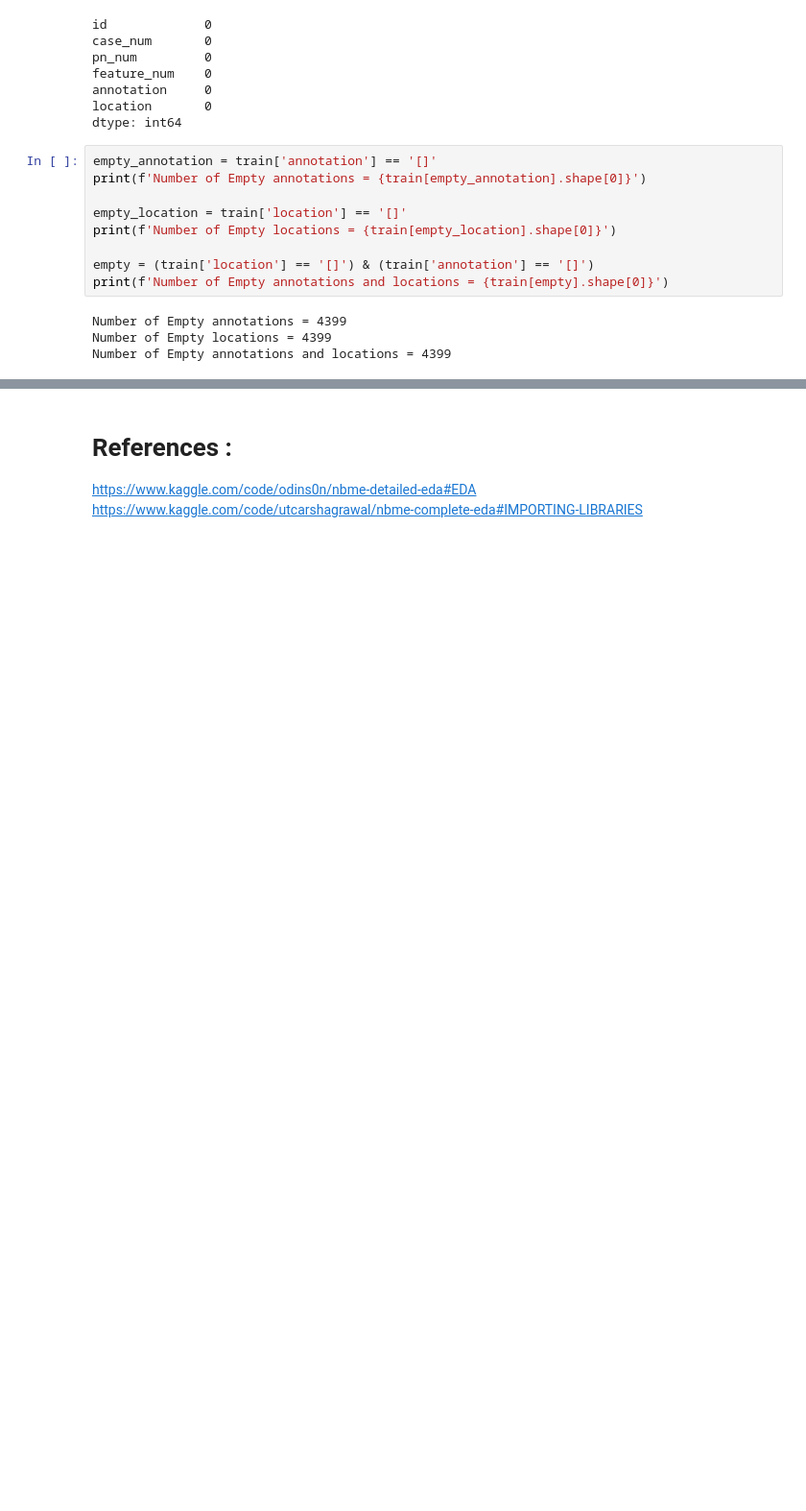
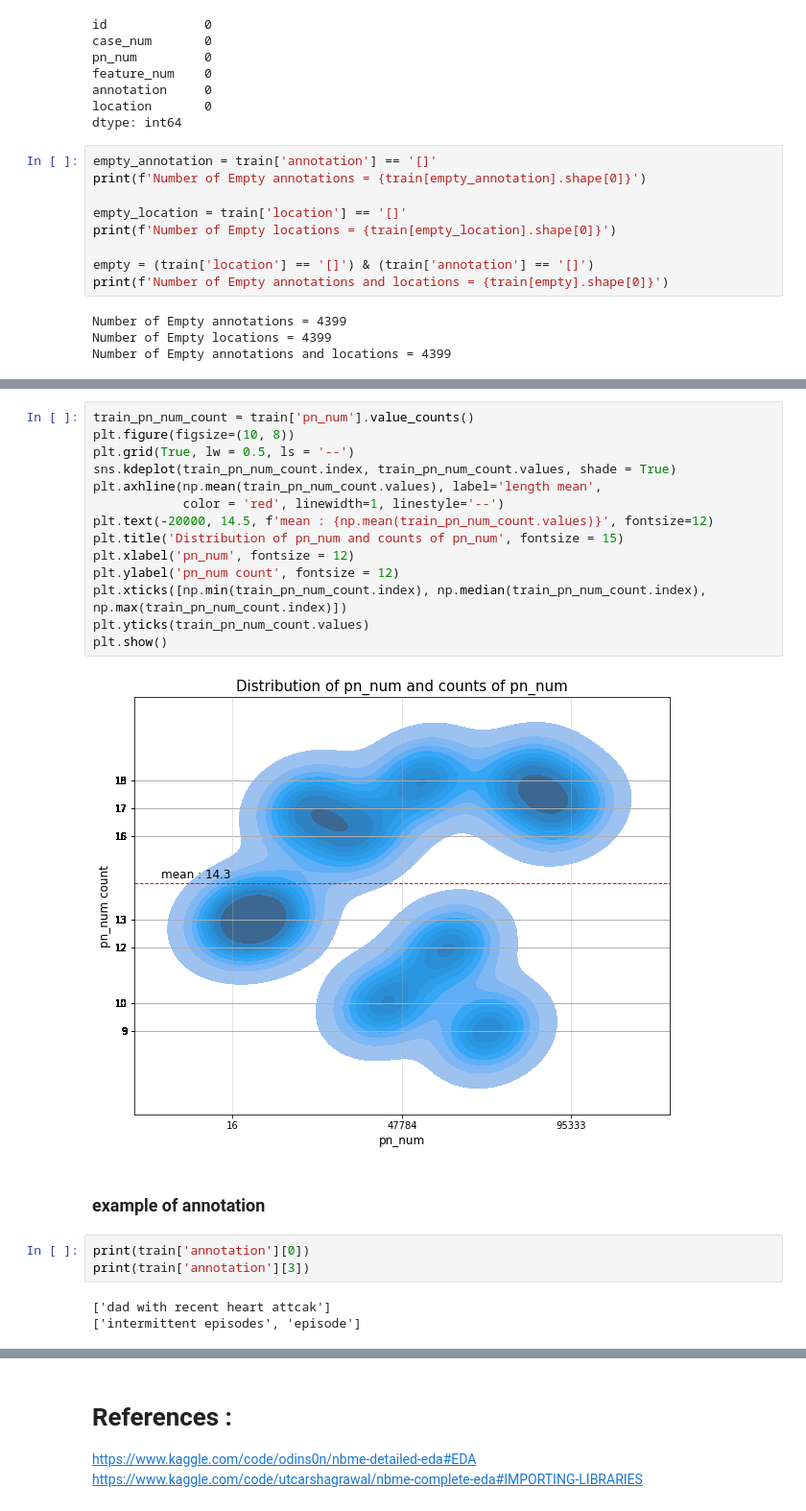
Before and after one commit to blackJJW/Kaggle, a Jupyter notebook: NBME-Score_Clinical_Patient_Notes/nbme-eda.ipynb, the cells around one changed output, grey strips where cells are left out. Shown at 96% size. Cells and saved outputs as stored; diff of their text form; blank space fills up the shorter version.

```diff
--- a/NBME-Score_Clinical_Patient_Notes/nbme-eda.ipynb
+++ b/NBME-Score_Clinical_Patient_Notes/nbme-eda.ipynb
@@ -321,0 +347,24 @@ Number of Empty annotations and locations = 4399
+# %%
+train_pn_num_count = train['pn_num'].value_counts()
+plt.figure(figsize=(10, 8))
+plt.grid(True, lw = 0.5, ls = '--')
+sns.kdeplot(train_pn_num_count.index, train_pn_num_count.values, shade = True)
+plt.axhline(np.mean(train_pn_num_count.values), label='length mean',
+            color = 'red', linewidth=1, linestyle='--')
+plt.text(-20000, 14.5, f'mean : {np.mean(train_pn_num_count.values)}', fontsize=12)
+plt.title('Distribution of pn_num and counts of pn_num', fontsize = 15)
+plt.xlabel('pn_num', fontsize = 12)
+plt.ylabel('pn_num count', fontsize = 12)
+plt.xticks([np.min(train_pn_num_count.index), np.median(train_pn_num_count.index), np.max(train_pn_num_count.index)])
+plt.yticks(train_pn_num_count.values)
+plt.show()
+# %% [output]
+[figure, added]
+# %% [markdown]
+### example of annotation
+# %%
+print(train['annotation'][0])
+print(train['annotation'][3])
+# %% [output]
+['dad with recent heart attcak']
+['intermittent episodes', 'episode']
```
Also changed, not shown: parts of 14 cells of this notebook.
